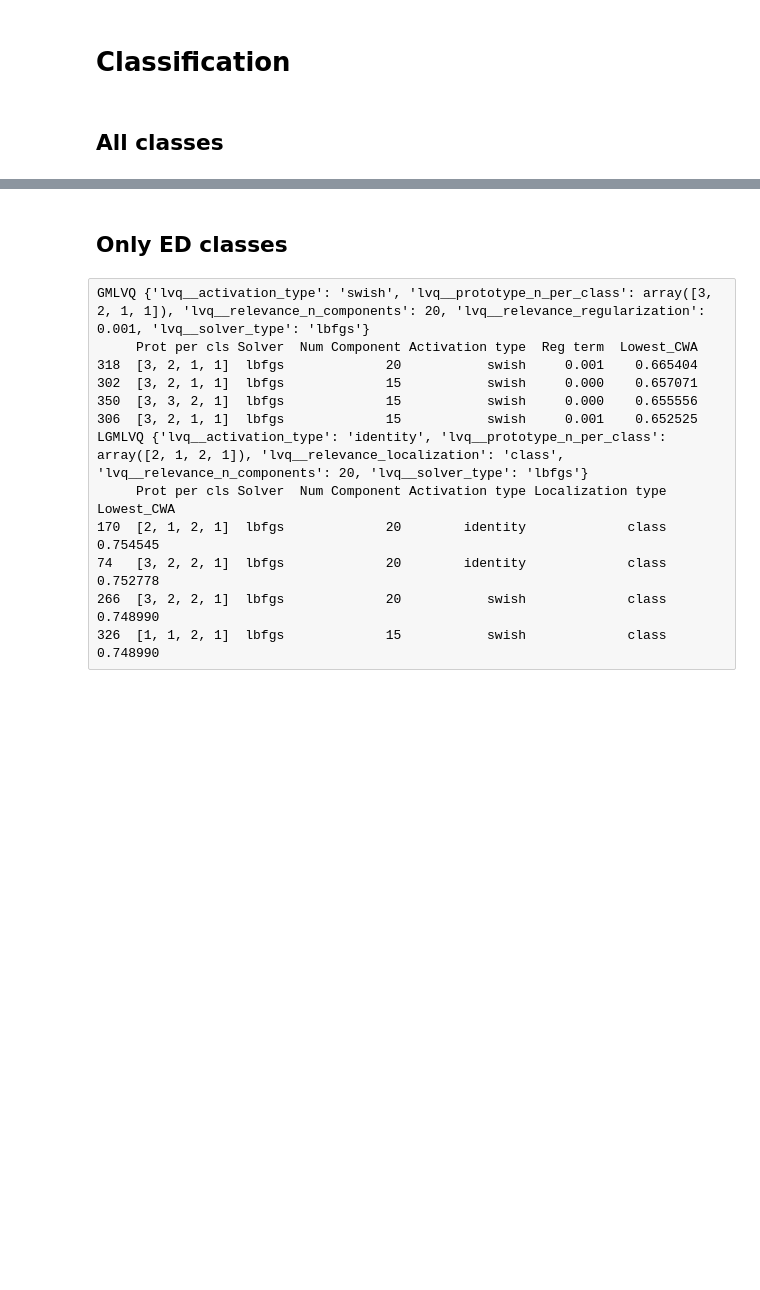
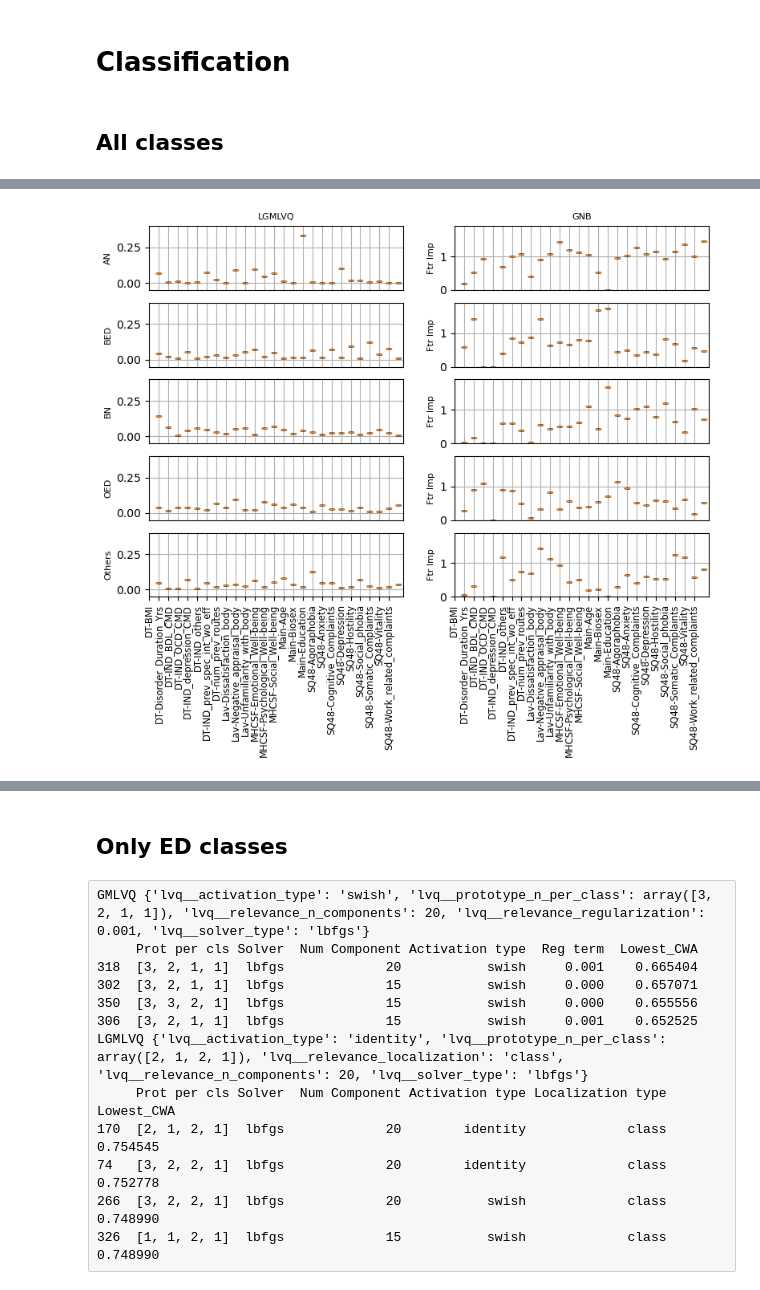
Before and after one commit to SrGh31/ED-profiling, a Jupyter notebook: Prediction_EDTypes_Severity.ipynb, the cells around one changed output, grey strips where cells are left out. Saved outputs shown, nothing was run; the diff lists cells and outputs as text; code cells hidden in the pictures; blank space fills up the shorter version.

```diff
--- a/Prediction_EDTypes_Severity.ipynb
+++ b/Prediction_EDTypes_Severity.ipynb
@@ -222,0 +290,40 @@ fig1.savefig('figs/PNGs/classification/C5_PermImp_%s.png'%dataset_type, bbox_inc
+# %%
+fig3,ax3=plt.subplots(nclasses,2, figsize=(9,6), sharex=True)
+idx=0#All_C%d'%(c+1)
+offset=[-0.05*np.ones((num_features,)),0.05*np.ones((num_features,))]
+positions=list(range(1,num_features+1))
+cWise=['LGMLVQ','GNB']
+Cls_dict=dict(zip(labs, ['AN','BED','BN', 'OED', 'Others']))
+color_prop={'LGMLVQ':'b','GNB':'g'}
+for c in range(nclasses):
+    for idx,key in enumerate(cWise):
+        row_sums=fimp_all[key]['C%d'%(c+1)]['All'].sum(axis=1)
+        scaled_imp= fimp_all[key]['C%d'%(c+1)]['All']/ row_sums[:, np.newaxis]
+        #print(np.shape(scaled_imp))
+        ax3[c,idx].boxplot(fimp_all[key]['C%d'%(c+1)]['All'].T)
+        #ax3[c,idx].set_title('%s-%s'%(key,labs[c]), fontsize=8)
+        #ax3[c,idx].set_ylabel('Ftr Imp.\n%s'%Cls_dict[labs[c]], fontsize=7)
+        ax3[c,idx].set_ylim([-0.1, 2.2])
+        ax3[c,idx].grid()
+        if c==0:
+            ax3[c,idx].set_title('%s'%(key),fontsize=8)
+        if c<(nclasses-1):
+            ax3[c,idx].set_xticks([])
+            ax3[c,idx].set_xticklabels([])
+            ax3[c,idx].tick_params(bottom=False)
+        else:
+            ax3[c,idx].set_xticks(list(range(num_features)))
+            ax3[c,idx].set_xticklabels(df_train_adapted.columns, rotation=90, fontsize=6, size='small')
+        if idx==0:
+            ax3[c,idx].set_ylabel('%s'%Cls_dict[labs[c]], fontsize=8)
+            ax3[c,idx].set_ylim([-0.05,0.4])
+        else:
+            ax3[c,idx].set_ylabel('Ftr Imp', fontsize=8)
+            ax3[c,idx].set_ylim([0,1.9])
+        #ax3[c,idx].legend(loc='upper left', ncols=1, fontsize=5)
+fig3.savefig('figs/PDFs/classification/C5_CW_FImp_%s.pdf'%dataset_type, bbox_inches='tight', transparent=False,
+               pad_inches=0.01)
+fig3.savefig('figs/PNGs/classification/C5_CW_FImp_%s.png'%dataset_type, bbox_inches='tight', transparent=True,
+               pad_inches=0.01)
+# %% [output]
+[figure, added]
```
Also changed, not shown: parts of 10 cells of this notebook, 11 other files.
